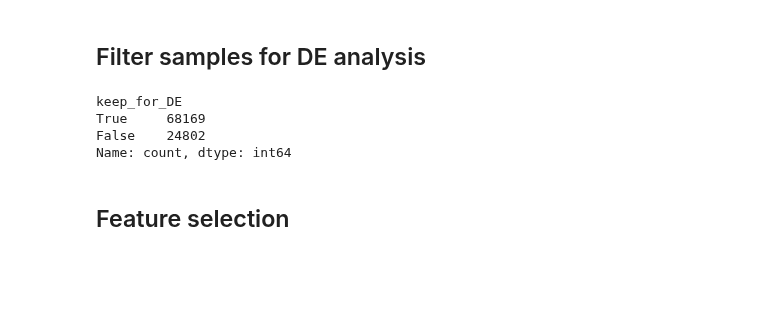
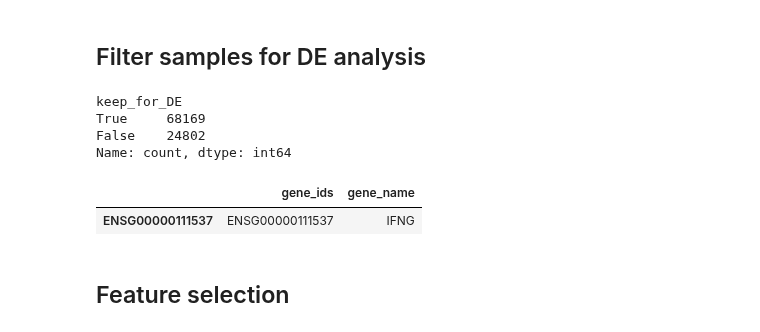
Before and after one commit to emdann/GWT_perturbseq_analysis_2025, a Jupyter notebook: src/3_DE_analysis/prep_DE.ipynb, the cells around one changed output. Drawn from its saved outputs; the diff is of its cells as text; code cells hidden in the pictures; blank space fills up the shorter version.

```diff
--- a/src/3_DE_analysis/prep_DE.ipynb
+++ b/src/3_DE_analysis/prep_DE.ipynb
@@ -249,6 +254,11 @@ try:
 except NameError:
     pbulk_adata = sc.read_h5ad(f'{datadir}/{pseudobulk_file}')
 pbulk_adata = pbulk_adata[pbulk_adata.obs['keep_for_DE']].copy()
+# %%
+pbulk_adata.var[pbulk_adata.var['gene_name'] == 'IFNG']
+# %% [output]
+|  | gene_ids | gene_name |
+| ENSG00000111537 | ENSG00000111537 | IFNG |
 # %% [markdown]
 ## Feature selection
 # %%
```
Also changed, not shown: parts of 21 cells of this notebook.
